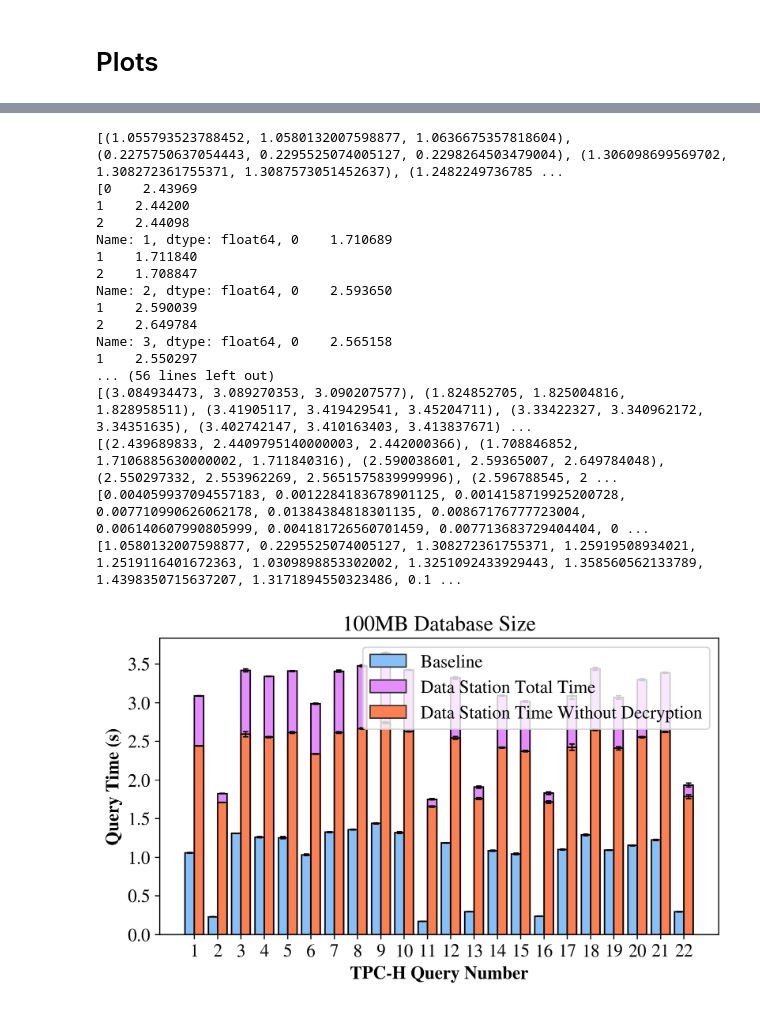
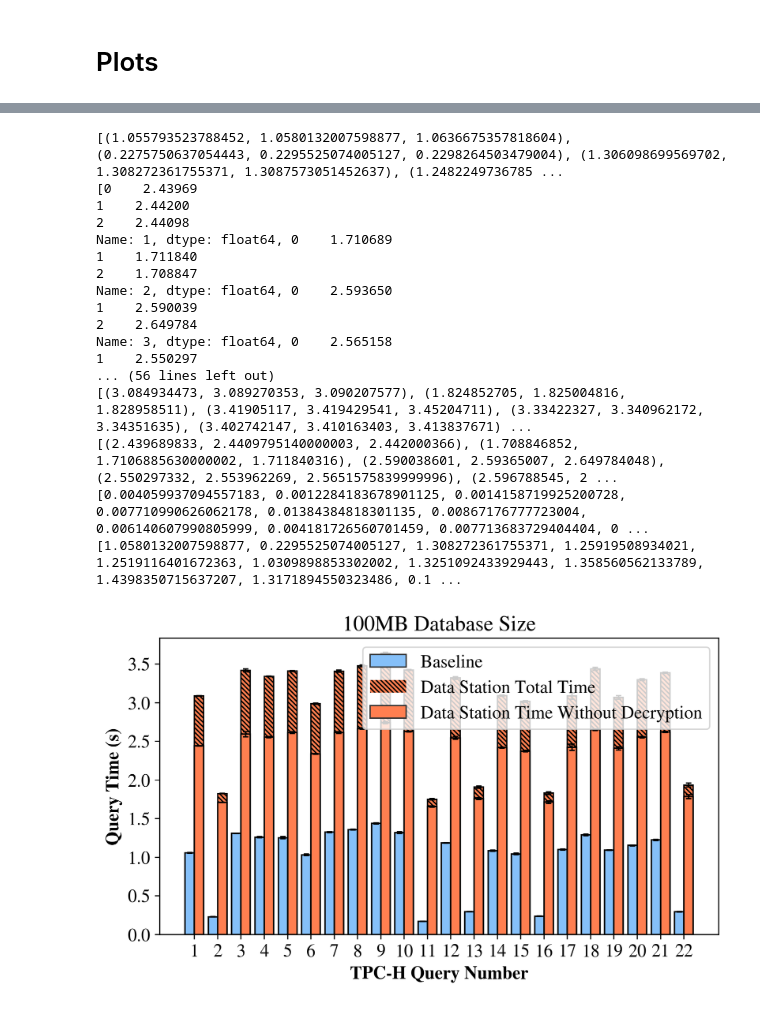
Before and after one commit to TheDataStation/datastation-escrow, a Jupyter notebook: data_comparisons/baseline/baseline_data_parsing.ipynb, the cells around one changed output, grey strips where cells are left out. Drawn from its saved outputs; the diff is of its cells as text; code cells hidden in the pictures.

```diff
--- a/data_comparisons/baseline/baseline_data_parsing.ipynb
+++ b/data_comparisons/baseline/baseline_data_parsing.ipynb
@@ -390,9 +390,9 @@ plt.bar(x=X_axis+width/2,width=width,height=medians_right_tot,label="Data Statio
 #         # label=labels_left[i],
 #         # color='none',
 #         # color=colors_right[i],
-        edgecolor=[0.2,0.2,0.2],
+        hatch='\\\\\\\\\\\\\\',
 #         # hatch="...",
-        color='#e68cff'
+        color='coral'
         )
 
 plt.bar(x=X_axis+width/2,width=width,height=medians_right_tot,yerr=stdev_right_tot,
@@ -421,31 +421,31 @@ plt.bar(x=X_axis+width/2,width=width,height=medians_right_bot,yerr=stdev_right_b
 
 
 plt.xlabel("TPC-H Query Number", fontweight="bold")
 plt.ylabel("Query Time (s)", fontweight="bold")
 plt.title("100MB Database Size")
 plt.legend()
 
 plt.xticks(X_axis, [col.name for col in data_right_tot])
 
 plt.savefig("100mb.pdf", bbox_inches='tight')
 
 plt.show()
 # %% [output]
 [(1.055793523788452, 1.0580132007598877, 1.0636675357818604), (0.2275750637054443, 0.2295525074005127, 0.2298264503479004), (1.306098699569702, 1.308272361755371, 1.3087573051452637), (1.2482249736785 ...
 [0    2.43969
 1    2.44200
 2    2.44098
 Name: 1, dtype: float64, 0    1.710689
 1    1.711840
 2    1.708847
 Name: 2, dtype: float64, 0    2.593650
 1    2.590039
 2    2.649784
 Name: 3, dtype: float64, 0    2.565158
 1    2.550297
 ... (56 lines left out)
 [(3.084934473, 3.089270353, 3.090207577), (1.824852705, 1.825004816, 1.828958511), (3.41905117, 3.419429541, 3.45204711), (3.33422327, 3.340962172, 3.34351635), (3.402742147, 3.410163403, 3.413837671) ...
 [(2.439689833, 2.4409795140000003, 2.442000366), (1.708846852, 1.7106885630000002, 1.711840316), (2.590038601, 2.59365007, 2.649784048), (2.550297332, 2.553962269, 2.5651575839999996), (2.596788545, 2 ...
 [0.004059937094557183, 0.0012284183678901125, 0.0014158719925200728, 0.007710990626062178, 0.01384384818301135, 0.00867176777723004, 0.006140607990805999, 0.004181726560701459, 0.007713683729404404, 0 ...
 [1.0580132007598877, 0.2295525074005127, 1.308272361755371, 1.25919508934021, 1.2519116401672363, 1.0309898853302002, 1.3251092433929443, 1.358560562133789, 1.4398350715637207, 1.3171894550323486, 0.1 ...
-[figure, old version]
+[figure, new version]
```
Also changed, not shown: parts of 5 cells of this notebook, 5 other files.
